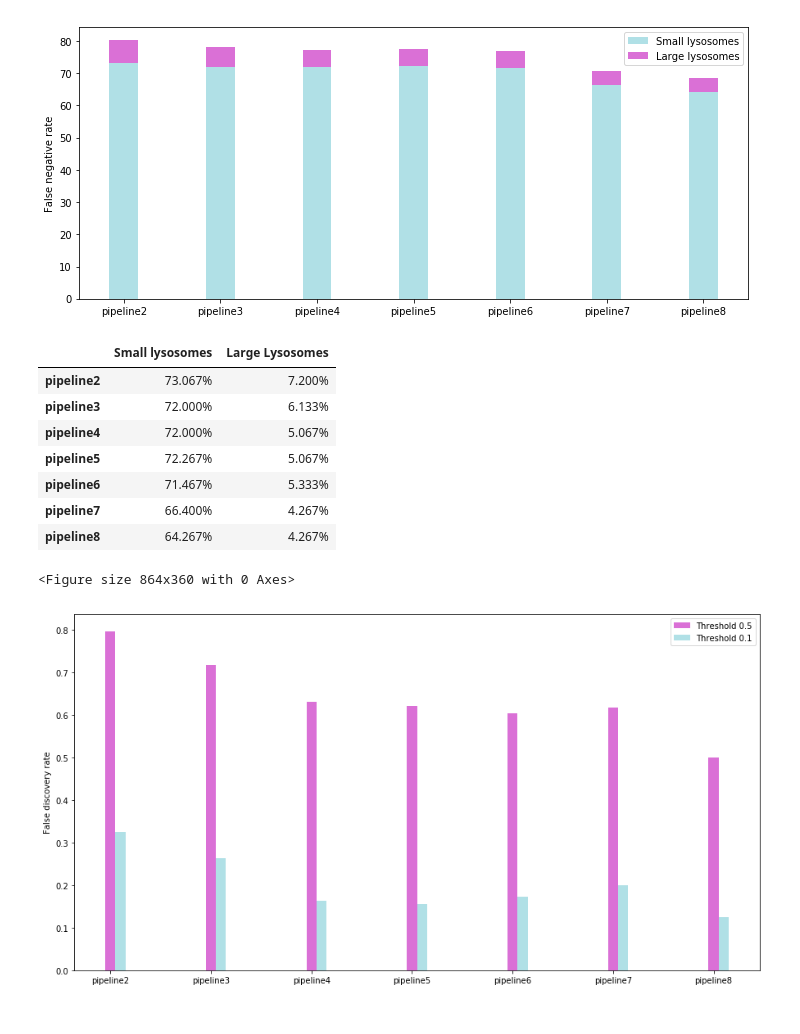
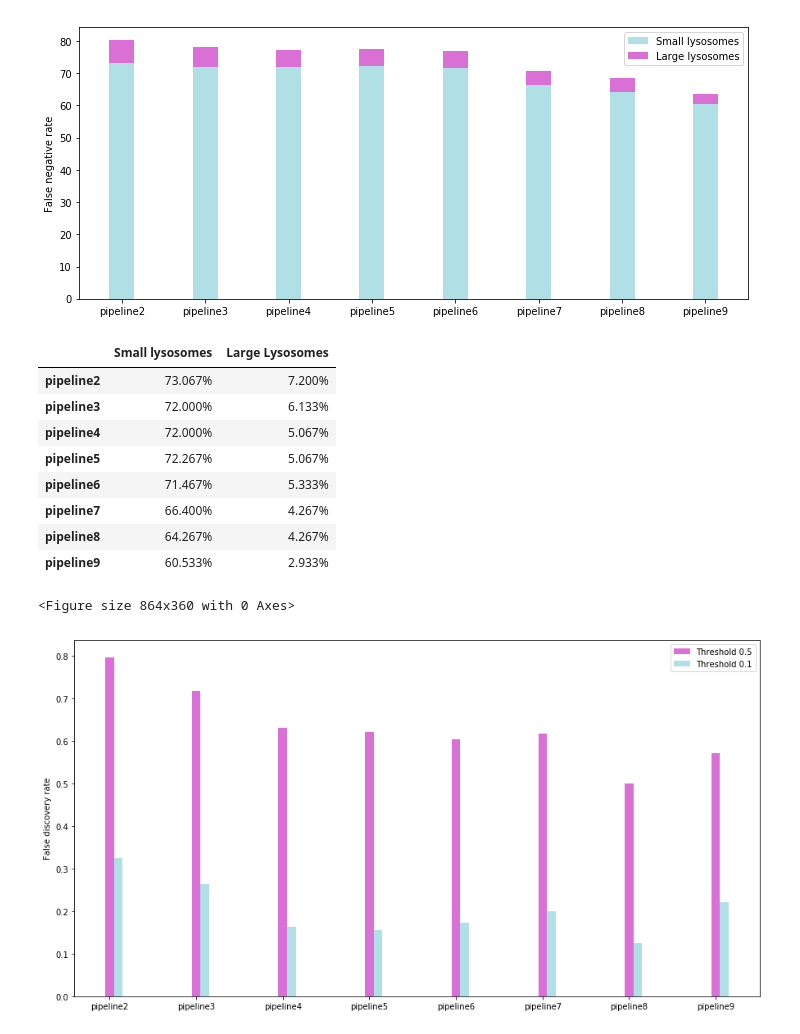
Before and after one commit to mariamsm1/Master_Thesis2020, a Jupyter notebook: Results/Evaluation/Evaluation_plotting_scripts/FalseNegative_FalsePositive_Lysosomes_Plot_10AND50.ipynb, the cells around one changed output. Cells and saved outputs as stored; diff of their text form; code cells hidden in the pictures.

```diff
--- a/Results/Evaluation/Evaluation_plotting_scripts/FalseNegative_FalsePositive_Lysosomes_Plot_10AND50.ipynb
+++ b/Results/Evaluation/Evaluation_plotting_scripts/FalseNegative_FalsePositive_Lysosomes_Plot_10AND50.ipynb
@@ -51,39 +52,39 @@ display(df)
 # %%
 #FNs plot for lysosomes at threshold 0.5
 
 import numpy as np
 import matplotlib.pyplot as plt
 from matplotlib import rc
 import pandas as pd
-pipelines = ['pipeline2','pipeline3','pipeline4','pipeline5','pipeline6','pipeline7','pipeline8']
+pipelines = ['pipeline2','pipeline3','pipeline4','pipeline5','pipeline6','pipeline7','pipeline8','pipeline9']
 
-#add the FN values for each size for pipe2,3,4,5,6,7,8 respectively
-Small_lysosome = [274,270,270,271,268,249,241]
-Large_lysosome = [27,23,19,19,20,16,16]
+#add the FN values for each size for pipe2,3,4,5,6,7,8,9 respectively
+Small_lysosome = [274,270,270,271,268,249,241,227]
+Large_lysosome = [27,23,19,19,20,16,16,11]
 
 #total is FN+TP (obtained from evaluation), sum then add below
 total = 375
 SmallLysosomes = [(i / total * 100) for i in Small_lysosome]
 LargeLysosomes = [(i / total * 100) for i in Large_lysosome]
 
-r = [0,1,2,3,4,5,6]
+r = [0,1,2,3,4,5,6,7]
 raw_data = {'Small lysosomes': SmallLysosomes, 'Large lysosomes': LargeLysosomes}
 
 df = pd.DataFrame(raw_data, index = pipelines)
 
 
 plt.figure(figsize = (12,5))
 
 plt.bar(r, SmallLysosomes, color='powderblue', width=0.3)
 plt.bar(r, LargeLysosomes,  bottom=SmallLysosomes, color='orchid', width=0.3)
 
 plt.xticks(r, pipelines, rotation = 0)
 plt.ylabel('False negative rate')
 plt.legend(raw_data)
 
 plt.show();
 # %% [output]
-[figure, old version]
+[figure, new version]
 # %%
 raw_data2 = {'Small lysosomes':[str("%.3f" % i)+'%' for i in SmallLysosomes],'Large Lysosomes': [str("%.3f" % i)+'%' for i in LargeLysosomes]}
 df = pd.DataFrame(raw_data2, index = pipelines)
@@ -97,6 +98,7 @@ display(df)
 | pipeline6 | 71.467% | 5.333% |
 | pipeline7 | 66.400% | 4.267% |
 | pipeline8 | 64.267% | 4.267% |
+| pipeline9 | 60.533% | 2.933% |
 # %%
 #plot the FDR for lysosomes at thresholds 0.1 and 0.5
 
@@ -105,13 +107,13 @@ import matplotlib.pyplot as plt
 from matplotlib import rc
 import pandas as pd
 
-pipelines = ['pipeline2','pipeline3','pipeline4','pipeline5','pipeline6','pipeline7','pipeline8']
+pipelines = ['pipeline2','pipeline3','pipeline4','pipeline5','pipeline6','pipeline7','pipeline8','pipeline9']
 
 #add the FDR values for pipe2,3,4,5,6,7,8 respectively
-FDR_10 = [0.3252,0.2635,0.1638,0.1558,0.1733,0.2,0.1255]
-FDR_50 = [0.7972,0.7172,0.63090,0.6222,0.6045,0.6180,0.5]
+FDR_10 = [0.3252,0.2635,0.1638,0.1558,0.1733,0.2,0.1255,0.2208]
+FDR_50 = [0.7972,0.7172,0.63090,0.6222,0.6045,0.6180,0.5,0.5718]
 
-r = [0,1,2,3,4,5,6]
+r = [0,1,2,3,4,5,6,7]
 width = 0.1
 
 plt.figure(figsize = (12,5))
@@ -127,7 +129,7 @@ plt.ylabel('False discovery rate')
 plt.show();
 # %% [output]
 <Figure size 864x360 with 0 Axes>
-[figure, old version]
+[figure, new version]
 # %%
 raw_data = {'Threshold 10':[str("%.3f" % i)+'%' for i in FDR_10],'Threshold 50': [str("%.3f" % i)+'%' for i in FDR_50]}
 df = pd.DataFrame(raw_data, index = pipelines)
```
Also changed, not shown: parts of 3 cells of this notebook.
